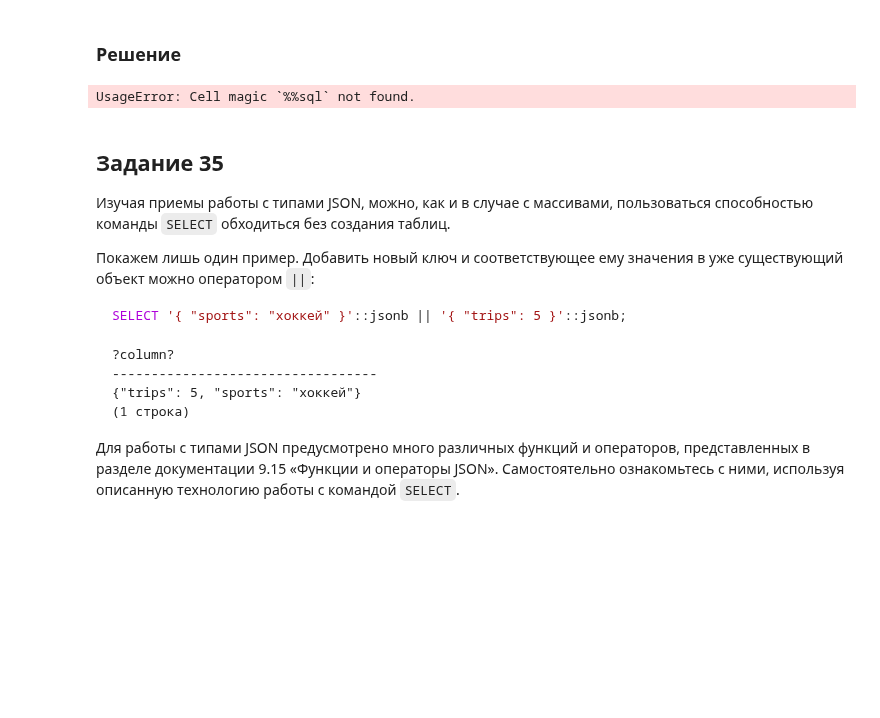
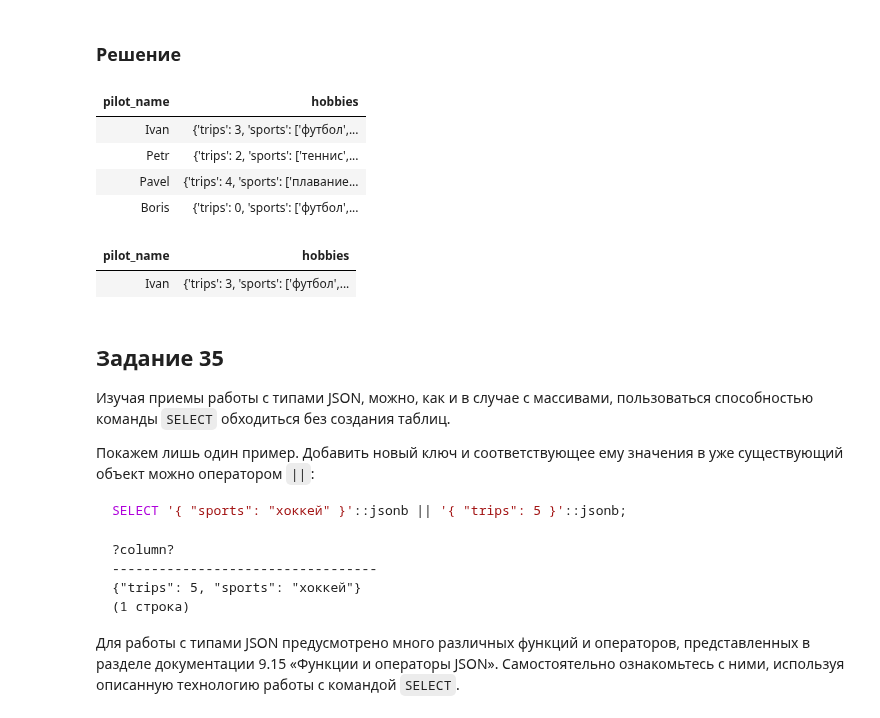
Before and after one commit to vowatchka/postgres_basic, a Jupyter notebook: practices/4_postgres_datatypes/sqlalchemy_2x_style.ipynb, the cells around one changed output. Saved outputs shown, nothing was run; the diff lists cells and outputs as text; code cells hidden in the pictures; blank space fills up the shorter version.

Commit message:
4 postgres datatypes: tasks 34-35 completed (sqlalchemy 2.x style)

```diff
--- a/practices/4_postgres_datatypes/sqlalchemy_2x_style.ipynb
+++ b/practices/4_postgres_datatypes/sqlalchemy_2x_style.ipynb
@@ -2901,34 +2901,62 @@ Pavel      | 10
 # %% [markdown]
 ### Решение
 # %%
-%%sql
-CREATE TABLE IF NOT EXISTS pilot_hobbies (
-    pilot_name text,
-    hobbies jsonb
-);
+PilotHobbies = Table(
+    "pilot_hobbies",
+    MetaData(),
+    Column("pilot_name", Text),
+    Column("hobbies", JSONB),
+)
 
--- Удаление записей
-DELETE FROM pilot_hobbies;
+with Session.begin() as session:
+    PilotHobbies.create(bind=engine, checkfirst=True)
 
-INSERT INTO pilot_hobbies
-    VALUES
-        ('Ivan', '{ "sports": [ "футбол", "плавание" ], "home_lib": true, "trips": 3}'::jsonb),
-        ('Petr', '{ "sports": [ "теннис", "плавание" ], "home_lib": true, "trips": 2}'::jsonb),
-        ('Pavel', '{ "sports": [ "плавание" ], "home_lib": false, "trips": 4}'::jsonb),
-        ('Boris', '{ "sports": [ "футбол", "плавание", "теннис" ], "home_lib": true, "trips": 0}'::jsonb);
+    # Удаление записей
+    session.execute(delete(PilotHobbies))
 
-SELECT * FROM pilot_hobbies;
+    stmt = (
+        insert(PilotHobbies)
+        .values(
+            [
+                # В данном случае можно использовать `cast`
+                ("Ivan", cast({"sports": ["футбол", "плавание"], "home_lib": True, "trips": 3}, JSONB)),
+                # А можно использовать просто словарь Python
+                ("Petr", {"sports": ["теннис", "плавание"], "home_lib": True, "trips": 2}),
+                ("Pavel", {"sports": ["плавание"], "home_lib": False, "trips": 4}),
+                ("Boris", {"sports": ["футбол", "плавание", "теннис"], "home_lib": True, "trips": 0}),
+            ]
+        )
+        .returning(PilotHobbies)
+    )
+
+    sqlalchemy_table(session.execute(stmt))
 # %% [output]
-UsageError: Cell magic `%%sql` not found.
+| pilot_name | hobbies |
+| Ivan | {'trips': 3, 'sports': ['футбол',... |
+| Petr | {'trips': 2, 'sports': ['теннис',... |
+| Pavel | {'trips': 4, 'sports': ['плавание... |
+| Boris | {'trips': 0, 'sports': ['футбол',... |
 # %%
-%%sql
-UPDATE pilot_hobbies
-SET
-    hobbies = jsonb_set(jsonb_set(hobbies, '{ sports, 2 }', '"теннис"'), '{ home_lib }', 'false')
-WHERE
-    pilot_name = 'Ivan'
-RETURNING
-    pilot_name, hobbies->'sports' as "sports", hobbies->'home_lib' as "home_lib";
+with Session.begin() as session:
+    stmt = (
+        update(PilotHobbies)
+        .values(
+            {
+                PilotHobbies.columns["hobbies"]: func.jsonb_set(
+                    func.jsonb_set(PilotHobbies.columns["hobbies"], '{ "sports", 2 }', '"теннис"'),
+                    '{ "home_lib" }',
+                    "false",
+                )
+            }
+        )
+        .where(PilotHobbies.columns["pilot_name"] == "Ivan")
+        .returning("*")
+    )
+
+    sqlalchemy_table(session.execute(stmt))
+# %% [output]
+| pilot_name | hobbies |
+| Ivan | {'trips': 3, 'sports': ['футбол',... |
 # %% [markdown]
 ## Задание 35
 
```
Also changed, not shown: parts of 6 cells of this notebook.
